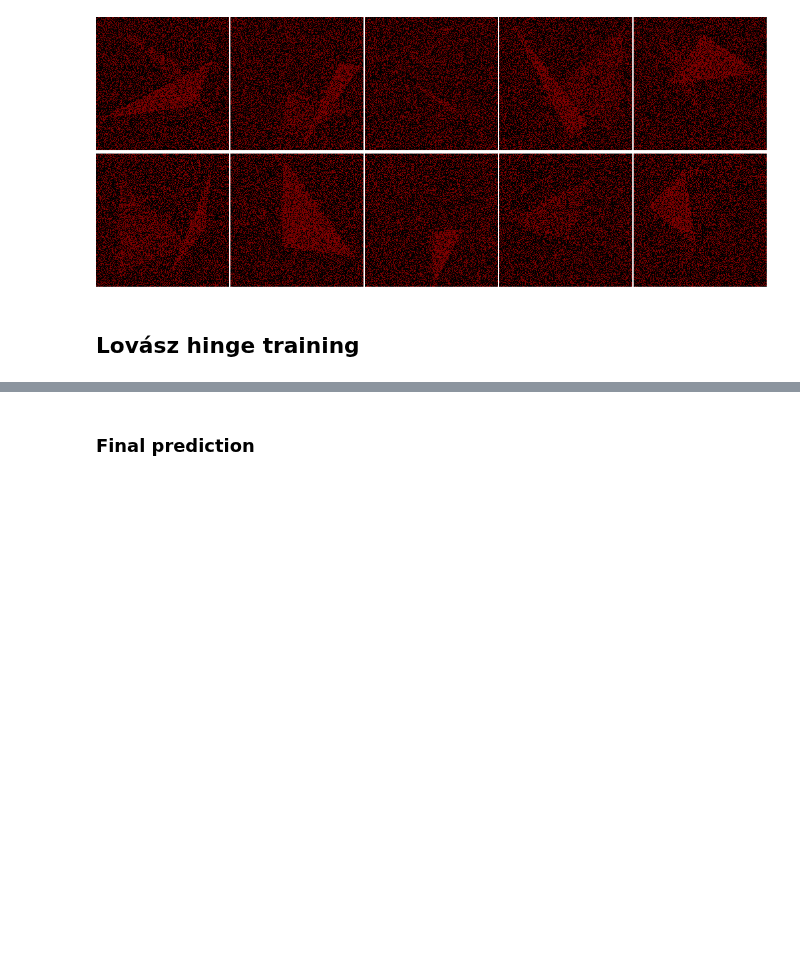
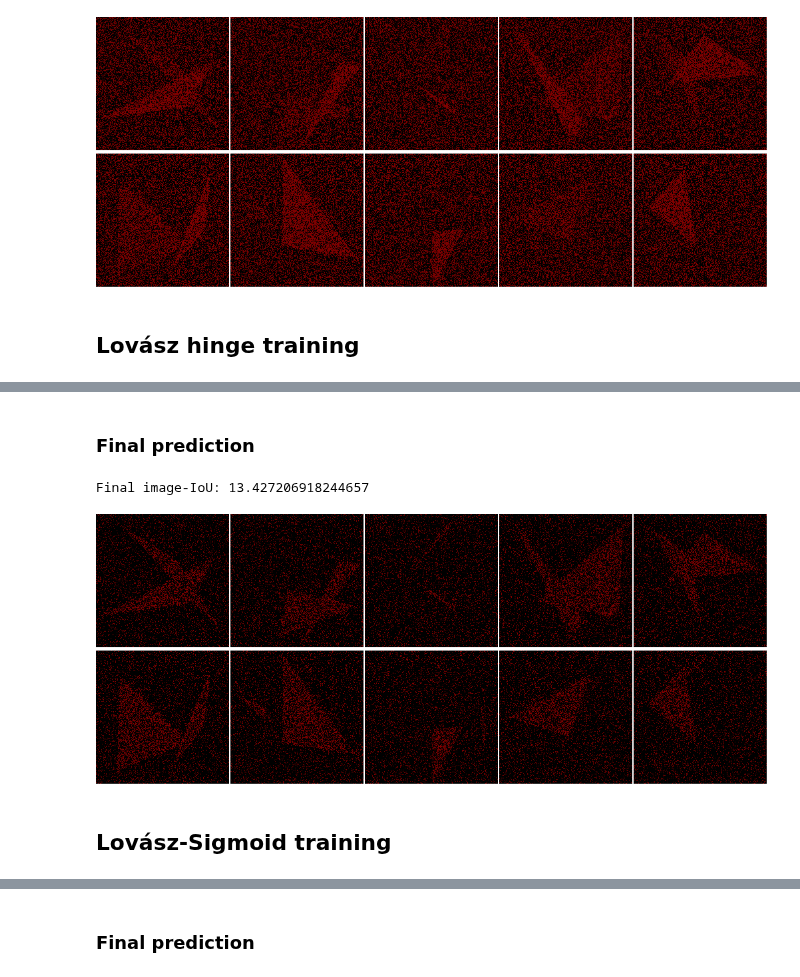
Before and after one commit to bermanmaxim/LovaszSoftmax, a Jupyter notebook: pytorch/demo_binary.ipynb, the cells around one changed output, grey strips where cells are left out. Drawn from its saved outputs; the diff is of its cells as text; code cells hidden in the pictures; blank space fills up the shorter version.

```diff
--- a/pytorch/demo_binary.ipynb
+++ b/pytorch/demo_binary.ipynb
@@ -126,0 +124,13 @@ plt.xlabel('iteration');
+# %% [markdown]
+### Final prediction
+# %%
+preds = (m(feats) > 0).long().data
+print("Final image-IoU:", L.iou_binary(preds, labels, ignore=255, per_image=True))
+# %% [output]
+Final image-IoU: 13.427206918244657
+# %%
+pil_grid([pil(f.byte().cpu().numpy()) for f in preds], 5, margin=1)
+# %% [output]
+[figure, added]
+# %% [markdown]
+## Lovász-Sigmoid training
```
Also changed, not shown: parts of 12 cells of this notebook, 2 other files.
